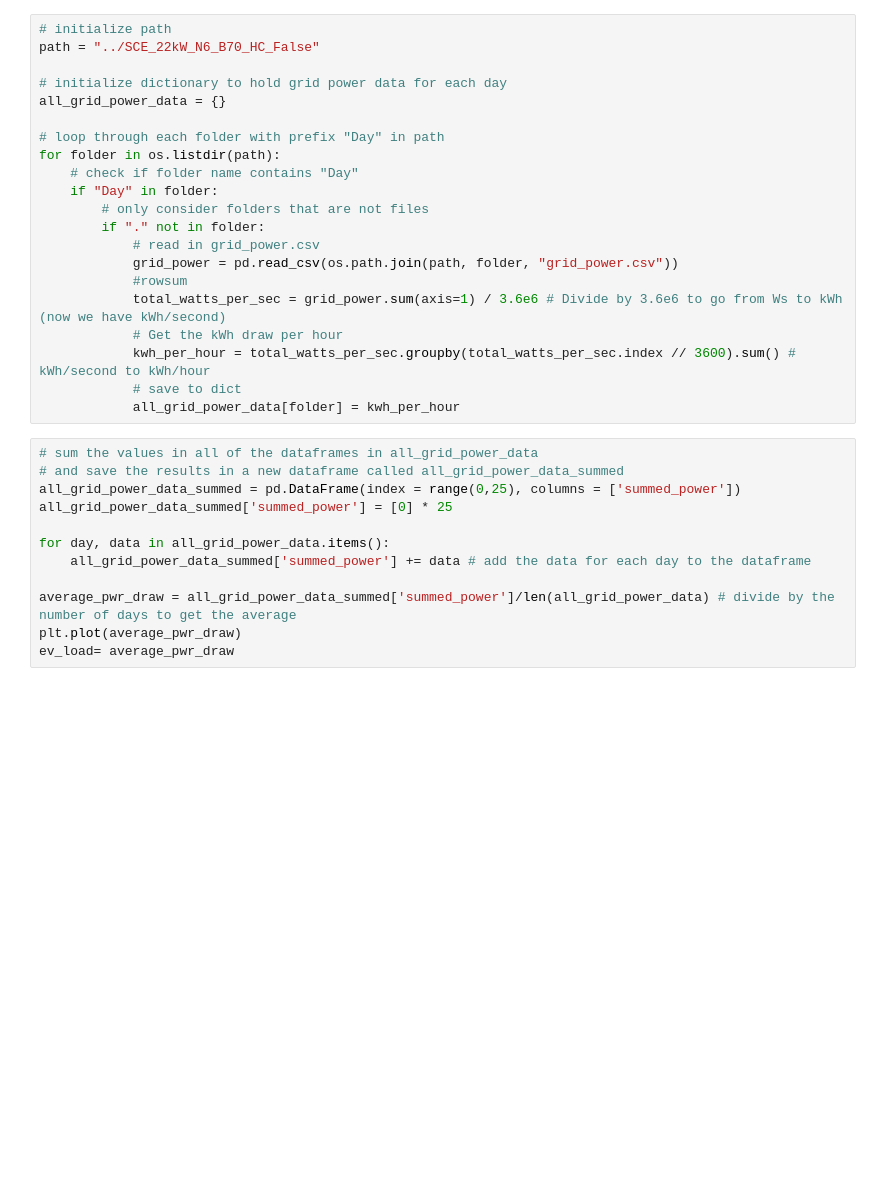
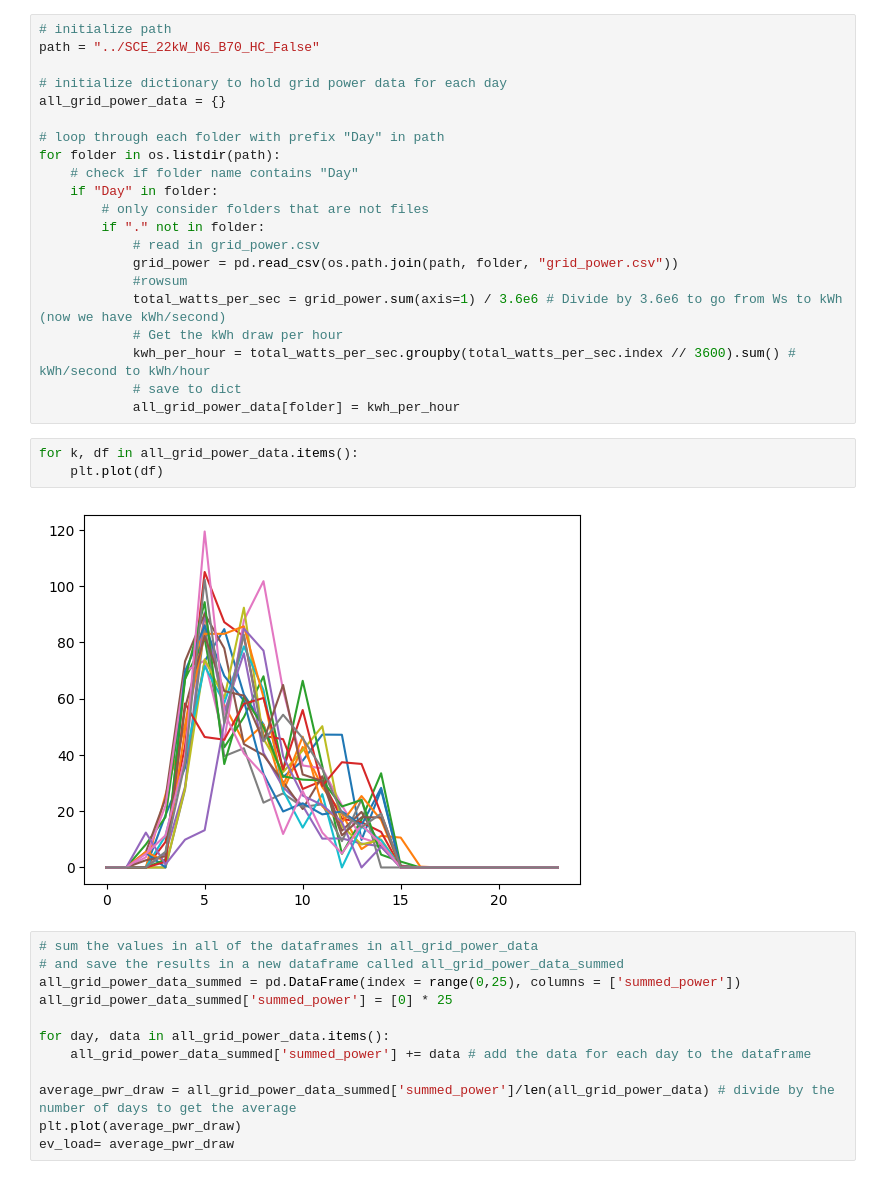
Before and after one commit to ChullEPG/solar_storage_sizing_optimization, a Jupyter notebook: run_model.ipynb, the cells around one changed output. Saved outputs shown, nothing was run; the diff lists cells and outputs as text; blank space fills up the shorter version.

```diff
--- a/run_model.ipynb
+++ b/run_model.ipynb
@@ -221,6 +221,11 @@ for folder in os.listdir(path):
             kwh_per_hour = total_watts_per_sec.groupby(total_watts_per_sec.index // 3600).sum() # kWh/second to kWh/hour
             # save to dict
             all_grid_power_data[folder] = kwh_per_hour
+# %%
+for k, df in all_grid_power_data.items():
+    plt.plot(df)
+# %% [output]
+[figure, added]
 # %%
 # sum the values in all of the dataframes in all_grid_power_data
 # and save the results in a new dataframe called all_grid_power_data_summed
```
Also changed, not shown: parts of 22 cells of this notebook, 2 other files.
